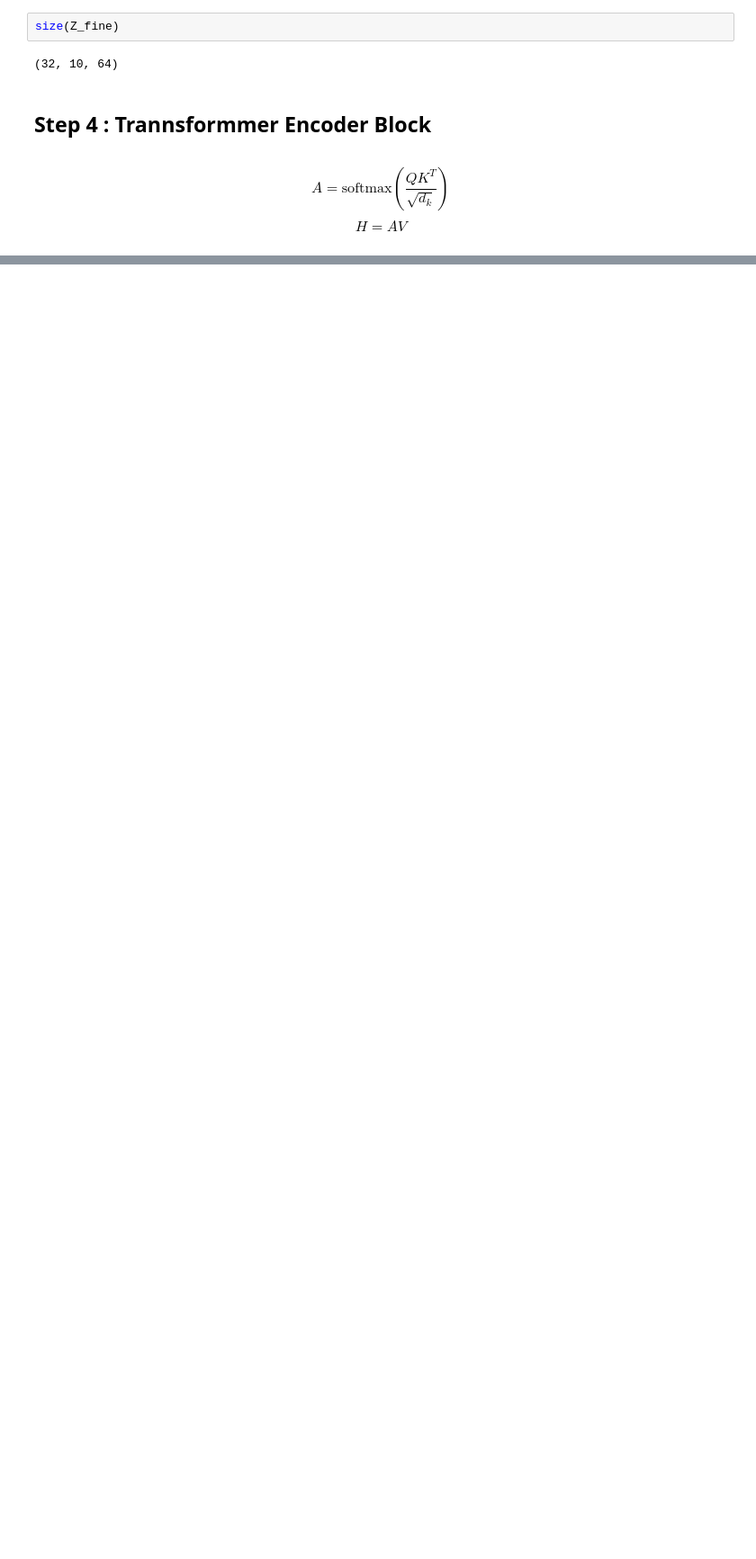
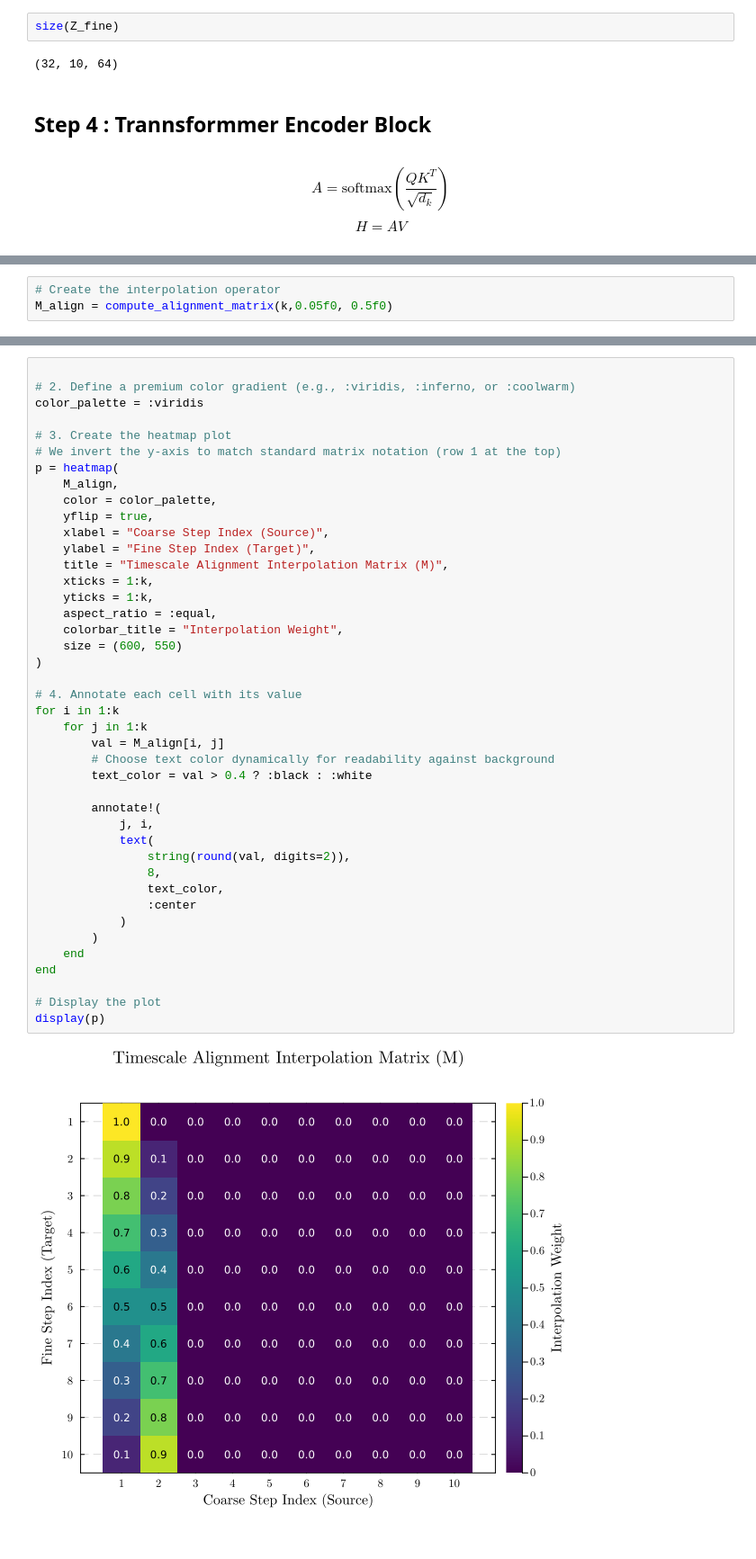
Before and after one commit to Nirbhay0007/NeuroPinnsFormmer-attention-that-neurons-needs, a Jupyter notebook: model/pinnsformmer_deterministic.ipynb, the cells around one changed output, grey strips where cells are left out. Shown at 90% size. Drawn from its saved outputs; the diff is of its cells as text; blank space fills up the shorter version.

```diff
--- a/model/pinnsformmer_deterministic.ipynb
+++ b/model/pinnsformmer_deterministic.ipynb
@@ -382,0 +521,3 @@ Z_coarse = rand(Float32, d_model, sequence_length, 64)
+# %%
+# Create the interpolation operator
+M_align = compute_alignment_matrix(k,0.05f0, 0.5f0)
@@ -382,0 +536,44 @@ Z_coarse = rand(Float32, d_model, sequence_length, 64)
+# %%
+
+# 2. Define a premium color gradient (e.g., :viridis, :inferno, or :coolwarm)
+color_palette = :viridis
+
+# 3. Create the heatmap plot
+# We invert the y-axis to match standard matrix notation (row 1 at the top)
+p = heatmap(
+    M_align,
+    color = color_palette,
+    yflip = true,
+    xlabel = "Coarse Step Index (Source)",
+    ylabel = "Fine Step Index (Target)",
+    title = "Timescale Alignment Interpolation Matrix (M)",
+    xticks = 1:k,
+    yticks = 1:k,
+    aspect_ratio = :equal,
+    colorbar_title = "Interpolation Weight",
+    size = (600, 550)
+)
+
+# 4. Annotate each cell with its value
+for i in 1:k
+    for j in 1:k
+        val = M_align[i, j]
+        # Choose text color dynamically for readability against background
+        text_color = val > 0.4 ? :black : :white
+
+        annotate!(
+            j, i,
+            text(
+                string(round(val, digits=2)),
+                8,
+                text_color,
+                :center
+            )
+        )
+    end
+end
+
+# Display the plot
+display(p)
+# %% [output]
+[figure, added]
```
Also changed, not shown: parts of 56 cells of this notebook, 1 other file.
